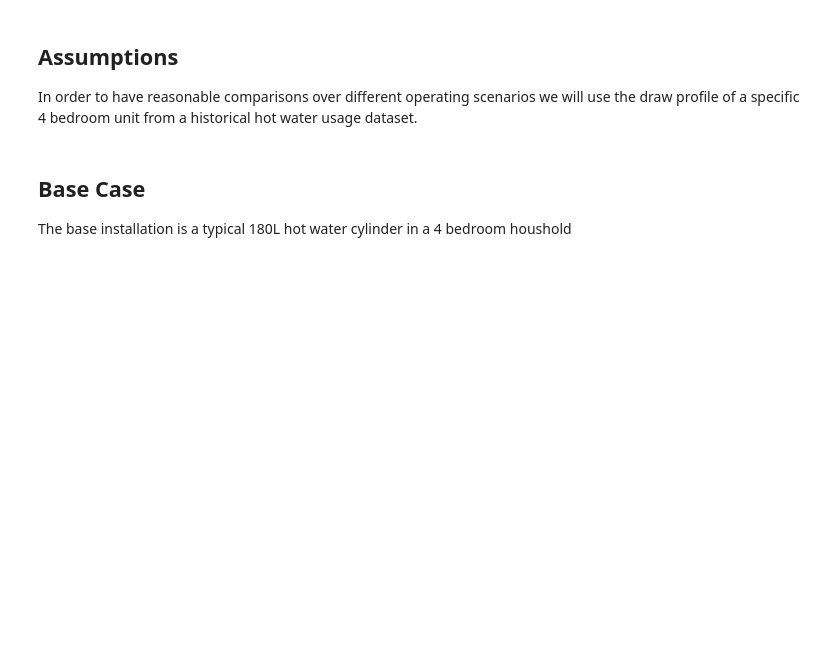
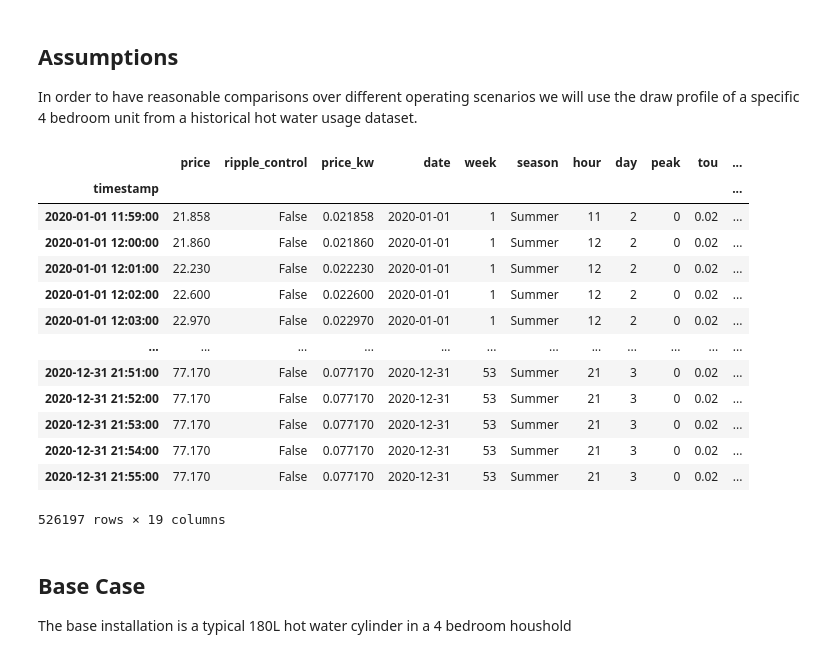
Before and after one commit to CJP123/cylinder, a Jupyter notebook: nbs/05_use.ipynb, the cells around one changed output. Cells and saved outputs as stored; diff of their text form; code cells hidden in the pictures; blank space fills up the shorter version.

```diff
--- a/nbs/05_use.ipynb
+++ b/nbs/05_use.ipynb
@@ -49,6 +50,23 @@ In order to have reasonable comparisons over different operating scenarios we wi
 power = load_power(path = Path('../data/'), ripple_control=True)#/home/cjp/cylinder/data/powerprices.csv
 strategies = {}
 df = {}
+# %%
+power
+# %% [output]
+|  | price | ripple_control | price_kw | date | week | season | hour | day | peak | tou | ... |
+| timestamp |  |  |  |  |  |  |  |  |  |  | ... |
+| 2020-01-01 11:59:00 | 21.858 | False | 0.021858 | 2020-01-01 | 1 | Summer | 11 | 2 | 0 | 0.02 | ... |
+| 2020-01-01 12:00:00 | 21.860 | False | 0.021860 | 2020-01-01 | 1 | Summer | 12 | 2 | 0 | 0.02 | ... |
+| 2020-01-01 12:01:00 | 22.230 | False | 0.022230 | 2020-01-01 | 1 | Summer | 12 | 2 | 0 | 0.02 | ... |
+| 2020-01-01 12:02:00 | 22.600 | False | 0.022600 | 2020-01-01 | 1 | Summer | 12 | 2 | 0 | 0.02 | ... |
+| 2020-01-01 12:03:00 | 22.970 | False | 0.022970 | 2020-01-01 | 1 | Summer | 12 | 2 | 0 | 0.02 | ... |
+| ... | ... | ... | ... | ... | ... | ... | ... | ... | ... | ... | ... |
+| 2020-12-31 21:51:00 | 77.170 | False | 0.077170 | 2020-12-31 | 53 | Summer | 21 | 3 | 0 | 0.02 | ... |
+| 2020-12-31 21:52:00 | 77.170 | False | 0.077170 | 2020-12-31 | 53 | Summer | 21 | 3 | 0 | 0.02 | ... |
+| 2020-12-31 21:53:00 | 77.170 | False | 0.077170 | 2020-12-31 | 53 | Summer | 21 | 3 | 0 | 0.02 | ... |
+| 2020-12-31 21:54:00 | 77.170 | False | 0.077170 | 2020-12-31 | 53 | Summer | 21 | 3 | 0 | 0.02 | ... |
+| 2020-12-31 21:55:00 | 77.170 | False | 0.077170 | 2020-12-31 | 53 | Summer | 21 | 3 | 0 | 0.02 | ... |
+526197 rows × 19 columns
 # %% [markdown]
 ## Base Case
 
```
Also changed, not shown: parts of 17 cells of this notebook, 7 other files.
